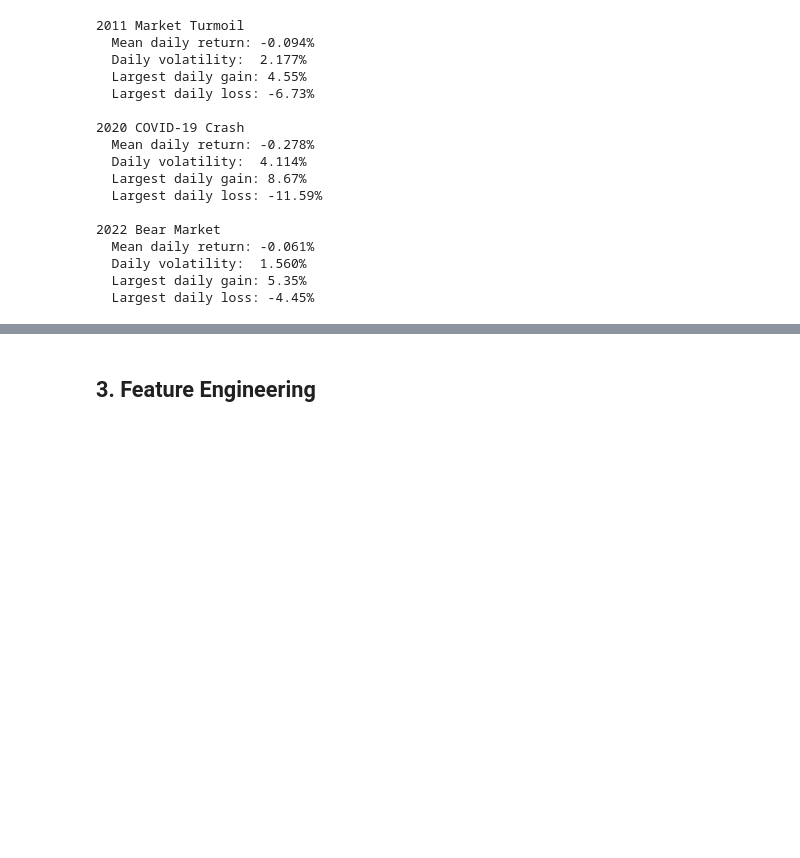
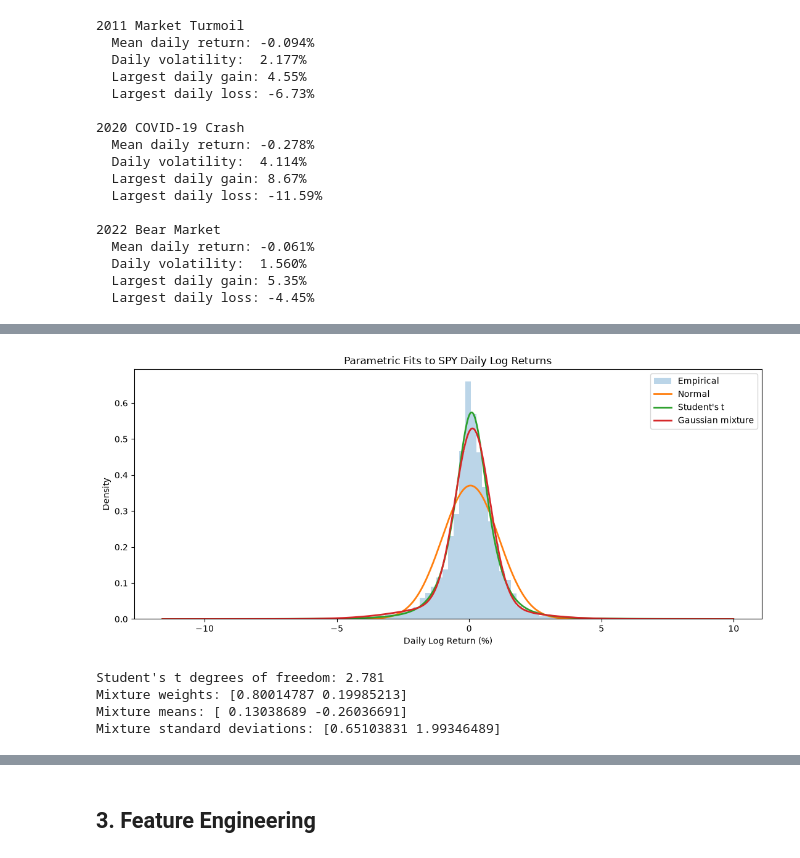
Before and after one commit to minjee-kim/financial-forecasting, a Jupyter notebook: analysis.ipynb, the cells around one changed output, grey strips where cells are left out. Cells and saved outputs as stored; diff of their text form; code cells hidden in the pictures; blank space fills up the shorter version.

```diff
--- a/analysis.ipynb
+++ b/analysis.ipynb
@@ -324,0 +468,53 @@ for name, (start, end) in periods.items():
+# %%
+from sklearn.mixture import GaussianMixture
+
+returns = spy["return"].dropna().to_numpy()
+
+# Scale returns to percentage units for numerical stability
+r = returns * 100
+
+# 1. Fit normal
+mu_n, sd_n = stats.norm.fit(r)
+
+# 2. Fit Student's t
+df_t, loc_t, scale_t = stats.t.fit(r)
+
+# 3. Fit two-component Gaussian mixture
+gmm = GaussianMixture(
+    n_components=2,
+    random_state=42,
+    n_init=10
+)
+gmm.fit(r.reshape(-1, 1))
+
+# Compare fitted densities
+x = np.linspace(r.min(), r.max(), 1000)
+
+normal_pdf = stats.norm.pdf(x, mu_n, sd_n)
+t_pdf = stats.t.pdf(x, df_t, loc_t, scale_t)
+mixture_pdf = np.exp(gmm.score_samples(x.reshape(-1, 1)))
+
+plt.figure(figsize=(11, 5))
+
+plt.hist(r, bins=100, density=True, alpha=0.3, label="Empirical")
+plt.plot(x, normal_pdf, label="Normal", linewidth=2)
+plt.plot(x, t_pdf, label="Student's t", linewidth=2)
+plt.plot(x, mixture_pdf, label="Gaussian mixture", linewidth=2)
+
+plt.xlabel("Daily Log Return (%)")
+plt.ylabel("Density")
+plt.title("Parametric Fits to SPY Daily Log Returns")
+plt.legend()
+plt.tight_layout()
+plt.show()
+
+print(f"Student's t degrees of freedom: {df_t:.3f}")
+print(f"Mixture weights: {gmm.weights_}")
+print(f"Mixture means: {gmm.means_.ravel()}")
+print(f"Mixture standard deviations: {np.sqrt(gmm.covariances_.ravel())}")
+# %% [output]
+[figure, added]
+Student's t degrees of freedom: 2.781
+Mixture weights: [0.80014787 0.19985213]
+Mixture means: [ 0.13038689 -0.26036691]
+Mixture standard deviations: [0.65103831 1.99346489]
```
Also changed, not shown: parts of 16 cells of this notebook.
